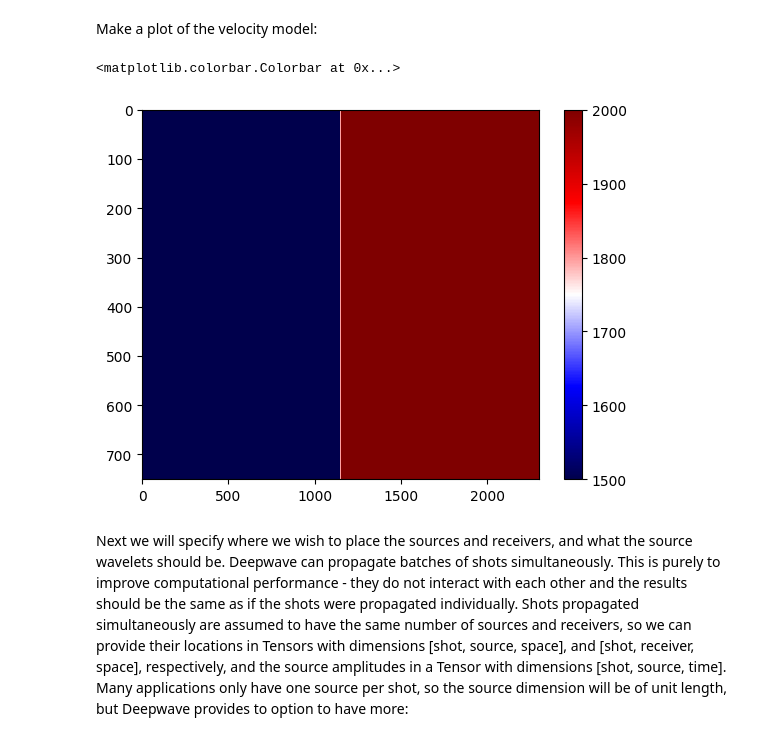
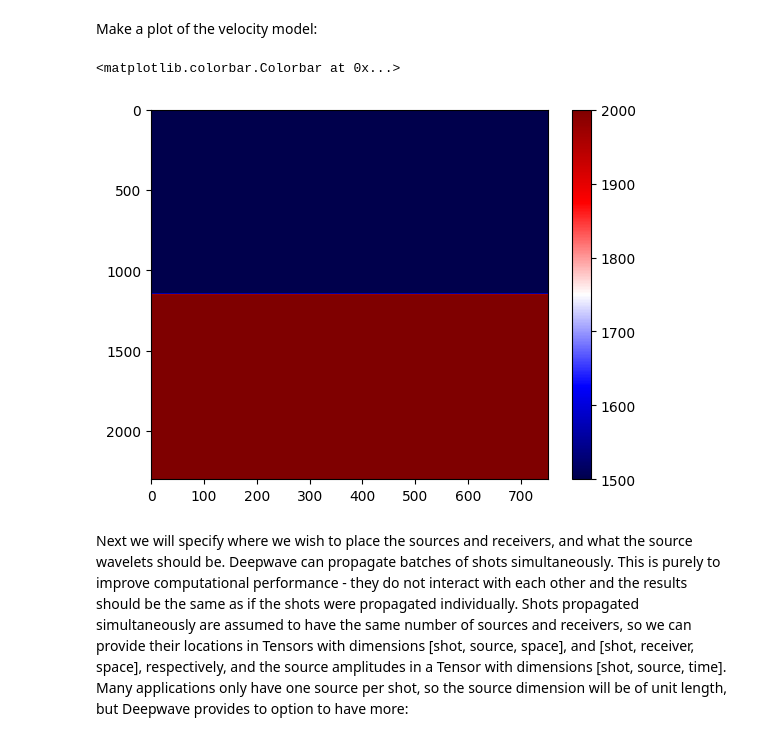
Before and after one commit to aissah/coherence_analysis_histroy, a Jupyter notebook: marmousi_deepwave.ipynb, the cells around one changed output. Drawn from its saved outputs; the diff is of its cells as text; code cells hidden in the pictures.

```diff
--- a/marmousi_deepwave.ipynb
+++ b/marmousi_deepwave.ipynb
@@ -37,11 +38,11 @@ v[int(ny/2):] = 2000
 # %% [markdown]
 Make a plot of the velocity model:
 # %%
-plt.imshow(v.cpu().numpy().T, cmap='seismic', aspect='auto')
+plt.imshow(v.cpu().numpy(), cmap='seismic', aspect='auto')
 plt.colorbar()
 # %% [output]
 <matplotlib.colorbar.Colorbar at 0x...>
-[figure, old version]
+[figure, new version]
 # %% [markdown]
 Next we will specify where we wish to place the sources and receivers, and what the source wavelets should be. Deepwave can propagate batches of shots simultaneously. This is purely to improve computational performance - they do not interact with each other and the results should be the same as if the shots were propagated individually. Shots propagated simultaneously are assumed to have the same number of sources and receivers, so we can provide their locations in Tensors with dimensions [shot, source, space], and [shot, receiver, space], respectively, and the source amplitudes in a Tensor with dimensions [shot, source, time]. Many applications only have one source per shot, so the source dimension will be of unit length, but Deepwave provides to option to have more:
 # %%
```
Also changed, not shown: parts of 13 cells of this notebook, 1 other file.
